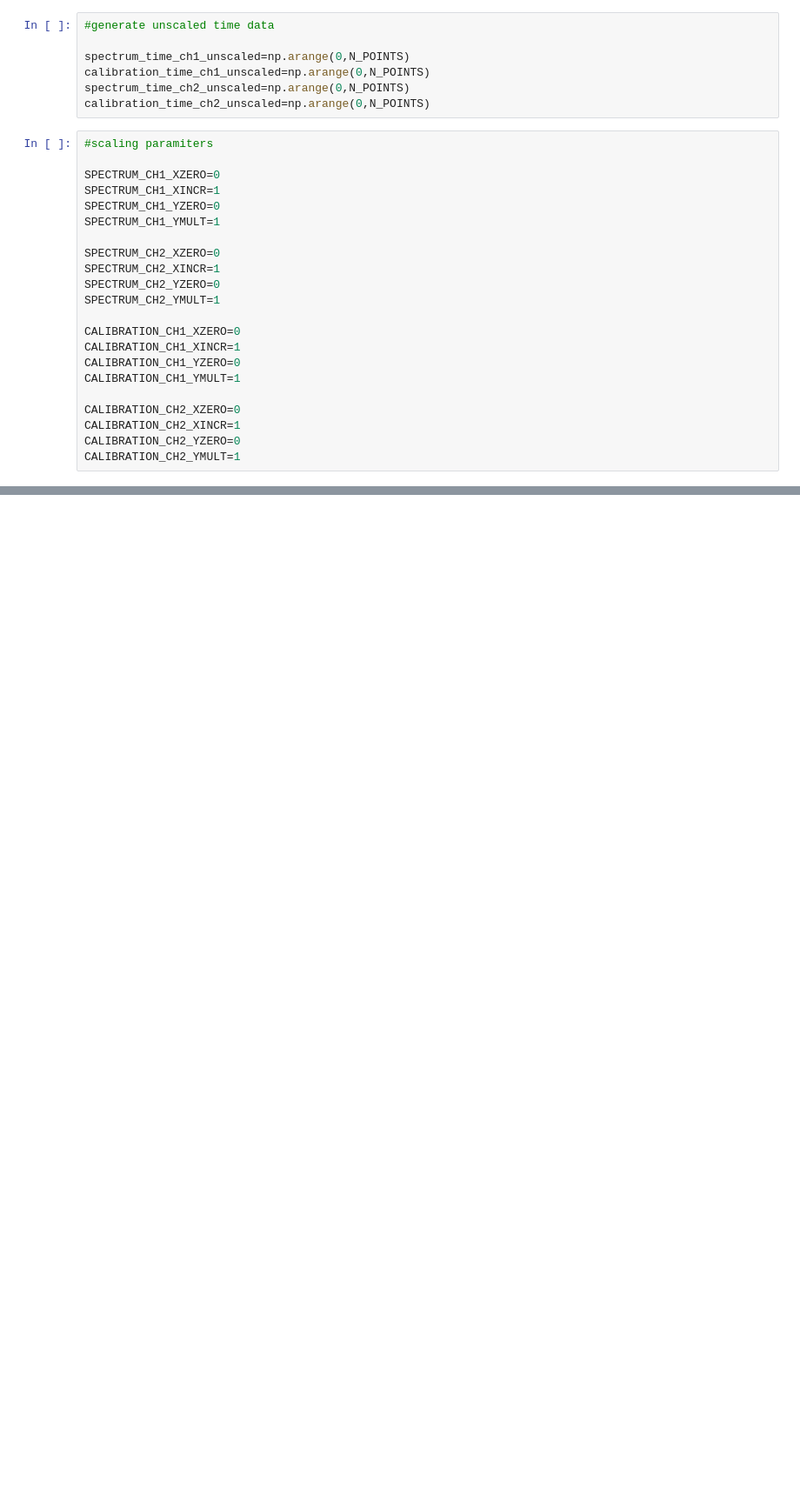
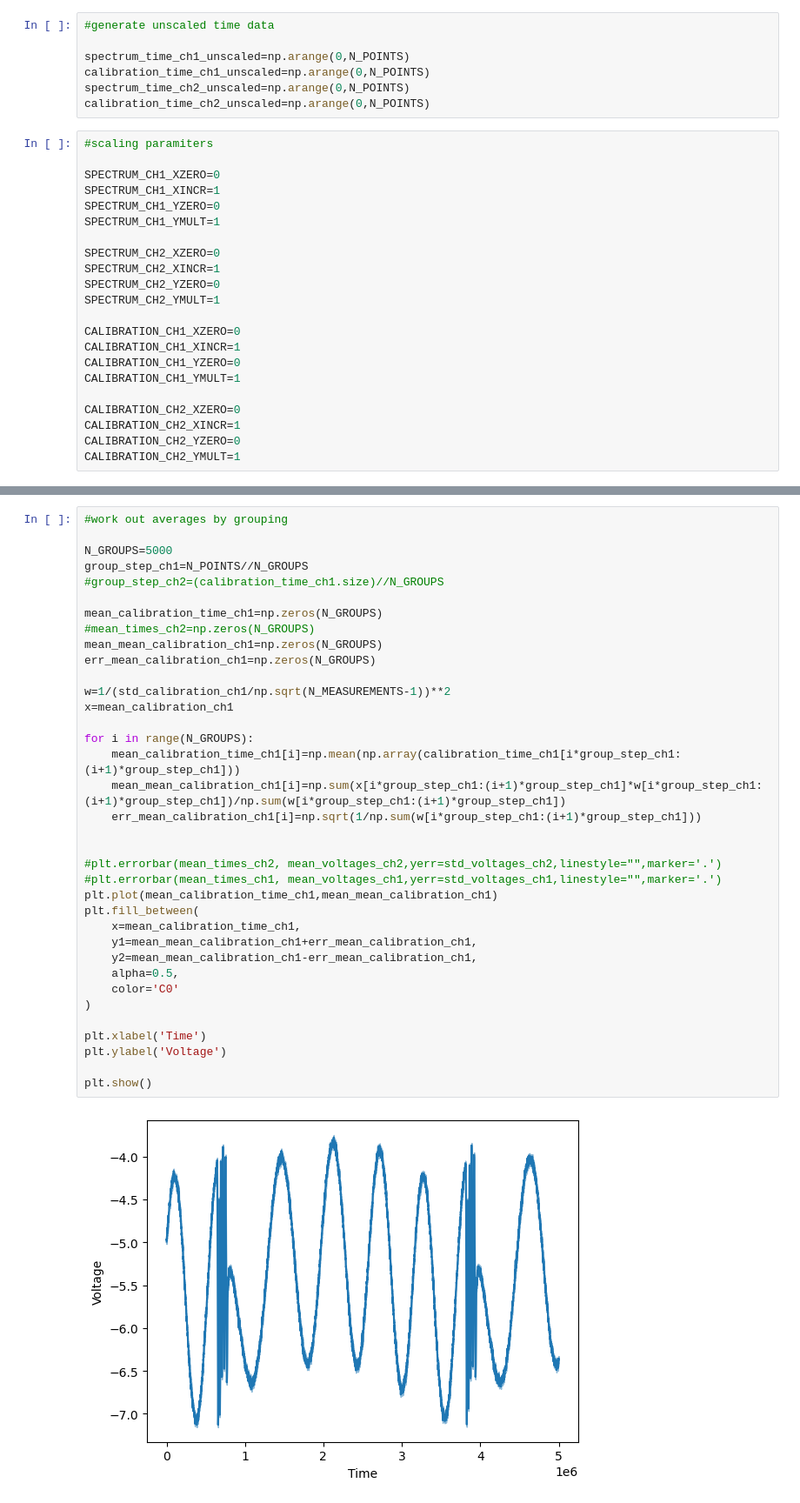
Before and after one commit to LaraTatli18/doppler-free-laser-spectroscopy, a Jupyter notebook: analyse_data.ipynb, the cells around one changed output, grey strips where cells are left out. Shown at 87% size. Drawn from its saved outputs; the diff is of its cells as text; blank space fills up the shorter version.

```diff
--- a/analyse_data.ipynb
+++ b/analyse_data.ipynb
@@ -106,0 +114,38 @@ plt.show()
+# %%
+#work out averages by grouping
+
+N_GROUPS=5000
+group_step_ch1=N_POINTS//N_GROUPS
+#group_step_ch2=(calibration_time_ch1.size)//N_GROUPS
+
+mean_calibration_time_ch1=np.zeros(N_GROUPS)
+#mean_times_ch2=np.zeros(N_GROUPS)
+mean_mean_calibration_ch1=np.zeros(N_GROUPS)
+err_mean_calibration_ch1=np.zeros(N_GROUPS)
+
+w=1/(std_calibration_ch1/np.sqrt(N_MEASUREMENTS-1))**2
+x=mean_calibration_ch1
+
+for i in range(N_GROUPS):
+    mean_calibration_time_ch1[i]=np.mean(np.array(calibration_time_ch1[i*group_step_ch1:(i+1)*group_step_ch1]))
+    mean_mean_calibration_ch1[i]=np.sum(x[i*group_step_ch1:(i+1)*group_step_ch1]*w[i*group_step_ch1:(i+1)*group_step_ch1])/np.sum(w[i*group_step_ch1:(i+1)*group_step_ch1])
+    err_mean_calibration_ch1[i]=np.sqrt(1/np.sum(w[i*group_step_ch1:(i+1)*group_step_ch1]))
+
+
+#plt.errorbar(mean_times_ch2, mean_voltages_ch2,yerr=std_voltages_ch2,linestyle="",marker='.')
+#plt.errorbar(mean_times_ch1, mean_voltages_ch1,yerr=std_voltages_ch1,linestyle="",marker='.')
+plt.plot(mean_calibration_time_ch1,mean_mean_calibration_ch1)
+plt.fill_between(
+    x=mean_calibration_time_ch1,
+    y1=mean_mean_calibration_ch1+err_mean_calibration_ch1,
+    y2=mean_mean_calibration_ch1-err_mean_calibration_ch1,
+    alpha=0.5,
+    color='C0'
+)
+
+plt.xlabel('Time')
+plt.ylabel('Voltage')
+
+plt.show()
+# %% [output]
+[figure, added]
```
Also changed, not shown: parts of 7 cells of this notebook, 1 other file.
